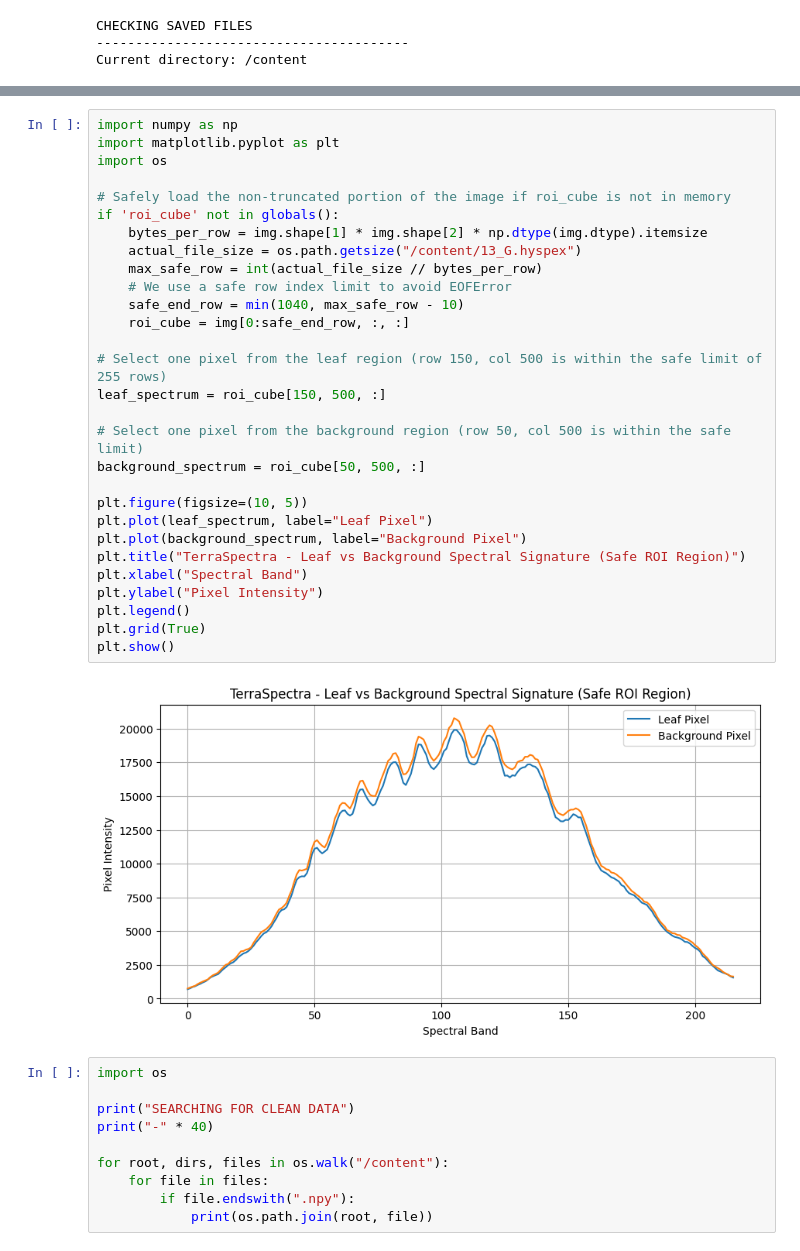
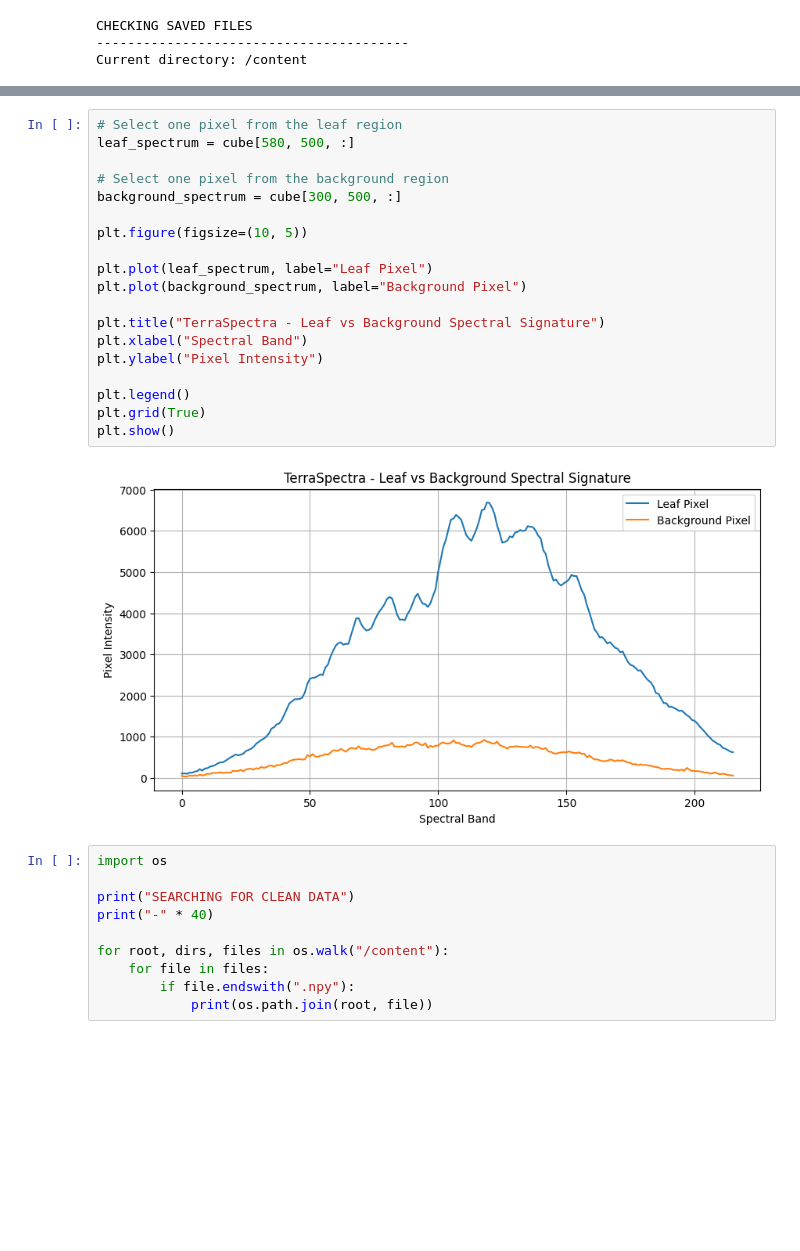
Before and after one commit to megha-0066/TerraSpectra, a Jupyter notebook: TeraSpectra.ipynb, the cells around one changed output, grey strips where cells are left out. Drawn from its saved outputs; the diff is of its cells as text; blank space fills up the shorter version.

```diff
--- a/TeraSpectra.ipynb
+++ b/TeraSpectra.ipynb
@@ -1077,34 +1052,24 @@ Cannot load the full datacube because the binary file is missing records.
 # %%
-import numpy as np
-import matplotlib.pyplot as plt
-import os
+# Select one pixel from the leaf region
+leaf_spectrum = cube[580, 500, :]
 
-# Safely load the non-truncated portion of the image if roi_cube is not in memory
-if 'roi_cube' not in globals():
-    bytes_per_row = img.shape[1] * img.shape[2] * np.dtype(img.dtype).itemsize
-    actual_file_size = os.path.getsize("/content/13_G.hyspex")
-    max_safe_row = int(actual_file_size // bytes_per_row)
-    # We use a safe row index limit to avoid EOFError
-    safe_end_row = min(1040, max_safe_row - 10)
-    roi_cube = img[0:safe_end_row, :, :]
-
-# Select one pixel from the leaf region (row 150, col 500 is within the safe limit of 255 rows)
-leaf_spectrum = roi_cube[150, 500, :]
-
-# Select one pixel from the background region (row 50, col 500 is within the safe limit)
-background_spectrum = roi_cube[50, 500, :]
+# Select one pixel from the background region
+background_spectrum = cube[300, 500, :]
 
 plt.figure(figsize=(10, 5))
+
 plt.plot(leaf_spectrum, label="Leaf Pixel")
 plt.plot(background_spectrum, label="Background Pixel")
-plt.title("TerraSpectra - Leaf vs Background Spectral Signature (Safe ROI Region)")
+
+plt.title("TerraSpectra - Leaf vs Background Spectral Signature")
 plt.xlabel("Spectral Band")
 plt.ylabel("Pixel Intensity")
+
 plt.legend()
 plt.grid(True)
 plt.show()
 # %% [output]
-[figure, old version]
+[figure, new version]
 # %%
 import os
 
```
Also changed, not shown: parts of 77 cells of this notebook.
